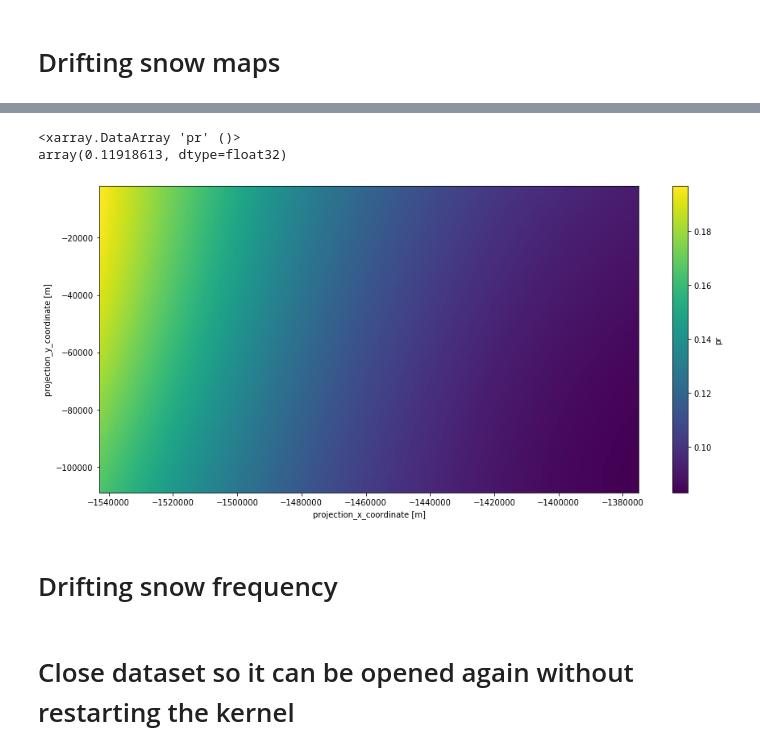
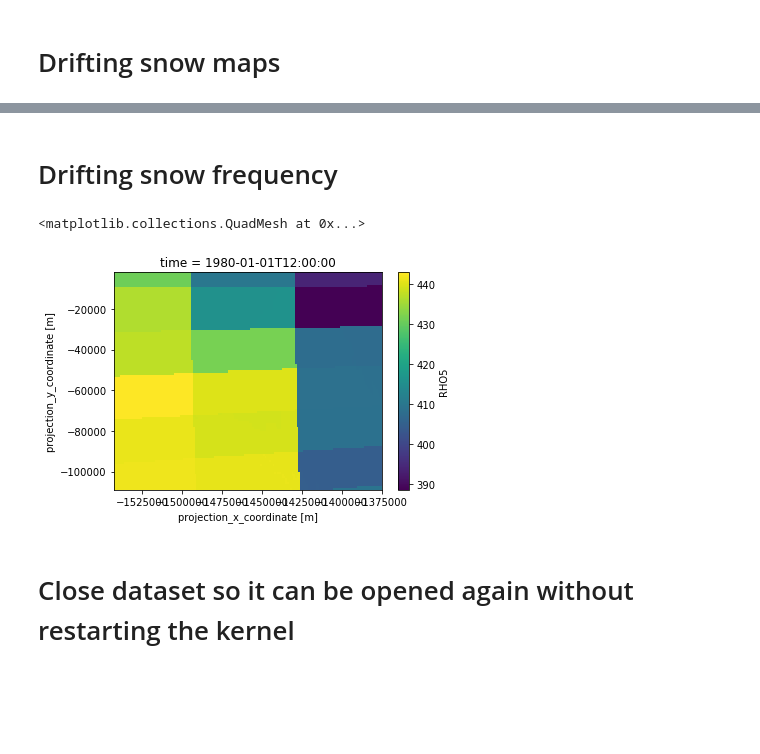
Before and after one commit to EricKeenan/SNOWPACK_WAIS, a Jupyter notebook: analysis/inspect_grid.ipynb, the cells around one changed output, grey strips where cells are left out. Cells and saved outputs as stored; diff of their text form; code cells hidden in the pictures; blank space fills up the shorter version.

```diff
--- a/analysis/inspect_grid.ipynb
+++ b/analysis/inspect_grid.ipynb
@@ -204,13 +194,9 @@ array(0.00014504, dtype=float32)
 # %%
-pr_sum = ds['pr'].sum(dim='time')
-plt.figure(figsize=(15, 7))
-pr_sum.plot()
-plt.savefig("precip.pdf", dpi=100)
-print(pr_sum.mean())
+# pr_sum = ds['pr'].sum(dim='time')
+# plt.figure(figsize=(15, 7))
+# pr_sum.plot()
+# plt.savefig("precip.pdf", dpi=100)
+# print(pr_sum.mean())
-# %% [output]
-<xarray.DataArray 'pr' ()>
-array(0.11918613, dtype=float32)
-[figure, removed]
 # %%
 # plt.figure(figsize=(15, 7))
 # # wind_pr = np.abs(wind_sum) / pr_sum
@@ -247,6 +233,11 @@ array(0.11918613, dtype=float32)
 # ds['ws'].mean(dim='time').plot()
 # %%
 # ds['ws'].mean(dim='easting').mean(dim='northing').plot()
+# %%
+ds['RHO5'][-1,:,:].plot()
+# %% [output]
+<matplotlib.collections.QuadMesh at 0x...>
+[figure, added]
 # %% [markdown]
 # Close dataset so it can be opened again without restarting the kernel
 # %%
```
Also changed, not shown: parts of 5 cells of this notebook, 3 other files.
